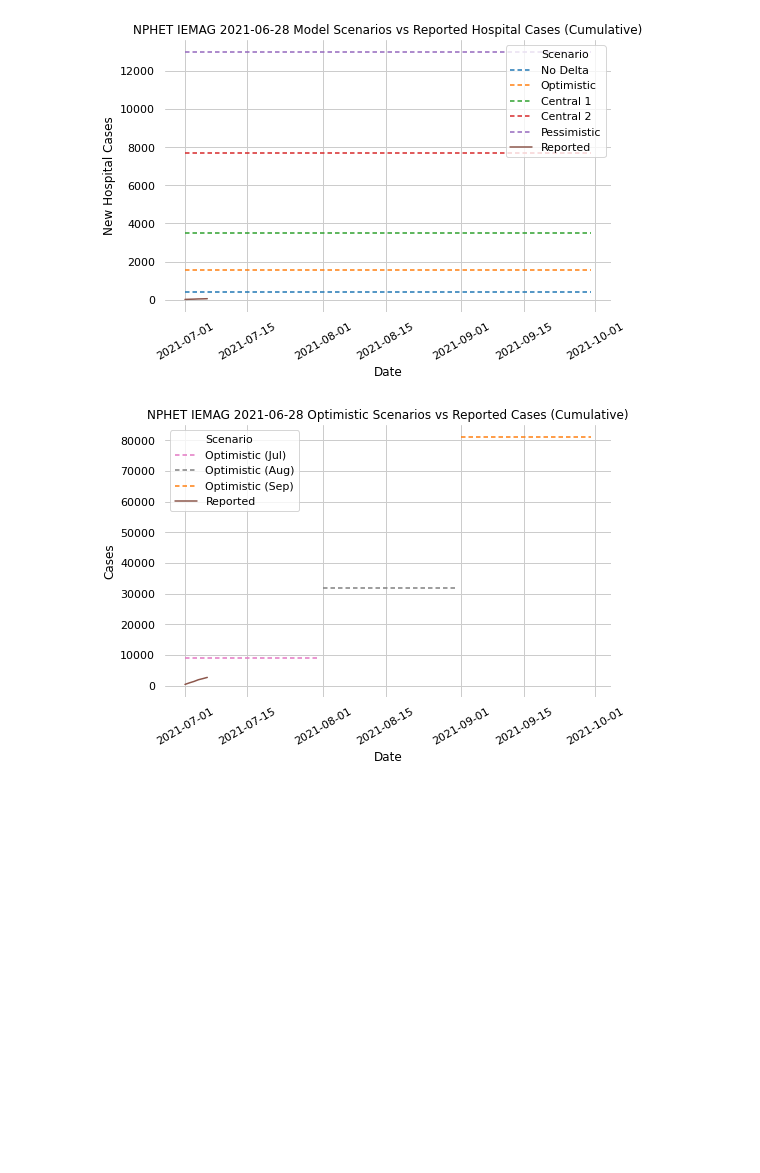
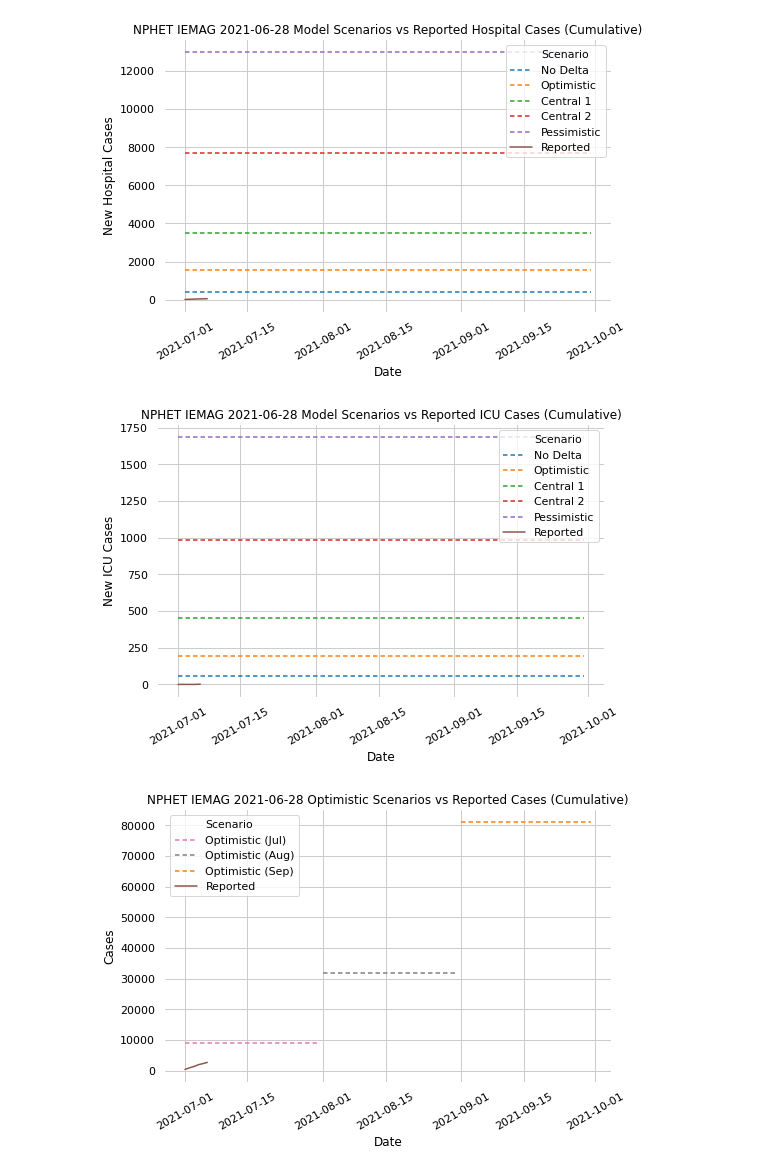
Before and after one commit to derekocallaghan/covid19data, a Jupyter notebook: notebooks/NPHET IEMAG 2021-06-28 Model Scenario Projections vs Reported Data.ipynb, the cells around one changed output. Drawn from its saved outputs; the diff is of its cells as text; code cells hidden in the pictures; blank space fills up the shorter version.

Commit message:
Added ICU plots and summary

```diff
--- a/notebooks/NPHET IEMAG 2021-06-28 Model Scenario Projections vs Reported Data.ipynb
+++ b/notebooks/NPHET IEMAG 2021-06-28 Model Scenario Projections vs Reported Data.ipynb
@@ -54,6 +54,7 @@ This is a daily snapshot of the [Acute Hospitals Confirmed Cases (New)](https://
 hospitalcasesdf = pd.read_csv('./data/hospitalcases.csv', parse_dates=["Date"], date_parser=lambda x: datetime.strptime(x, "%Y-%m-%d"))
 hospitalcasesdf = hospitalcasesdf[hospitalcasesdf.Date>='2021-07-01']
 hospitalcasesdf.HospitalCases = hospitalcasesdf.HospitalCases.cumsum()
+hospitalcasesdf.IcuCases = hospitalcasesdf.IcuCases.cumsum()
 hospitalcasesdf['Scenario'] = 'Reported'
 # %% [markdown]
 ### Scenario data 2021-07-01 to 2021-09-30, based on Table 1 above
@@ -123,6 +126,16 @@ def plot_hospital_cases(plot_scenarios, model_title, legend_loc='upper left', fi
                ylabel='New Hospital Cases',
                legend_loc=legend_loc,
                filename=filename)
+
+def plot_icu_cases(plot_scenarios, model_title, legend_loc='upper left', filename=None):
+    plot_cases(plot_scenarios=plot_scenarios,
+               model_title=model_title,
+               case_type='ICU ',
+               df=hospitalcasesdf,
+               y='IcuCases',
+               ylabel='New ICU Cases',
+               legend_loc=legend_loc,
+               filename=filename)
 # %%
 plot_cases(plot_scenarios=['No Delta', 'Optimistic', 'Central 1', 'Central 2', 'Pessimistic'],
            model_title='Model',
@@ -137,6 +150,13 @@ plot_hospital_cases(plot_scenarios=['No Delta', 'Optimistic', 'Central 1', 'Cent
                     filename='./figures/nphet20210628_all_scenarios_vs_reported_hospital_cases.png')
 # %% [output]
 [figure]
+# %%
+plot_icu_cases(plot_scenarios=['No Delta', 'Optimistic', 'Central 1', 'Central 2', 'Pessimistic'],
+               model_title='Model',
+               legend_loc='upper right',
+               filename='./figures/nphet20210628_all_scenarios_vs_reported_icu_cases.png')
+# %% [output]
+[figure, added]
 # %%
 plot_cases(plot_scenarios=['Optimistic (Jul)', 'Optimistic (Aug)', 'Optimistic (Sep)'],
            model_title='Optimistic',
```
Also changed, not shown: parts of 10 cells of this notebook, 2 other files.
